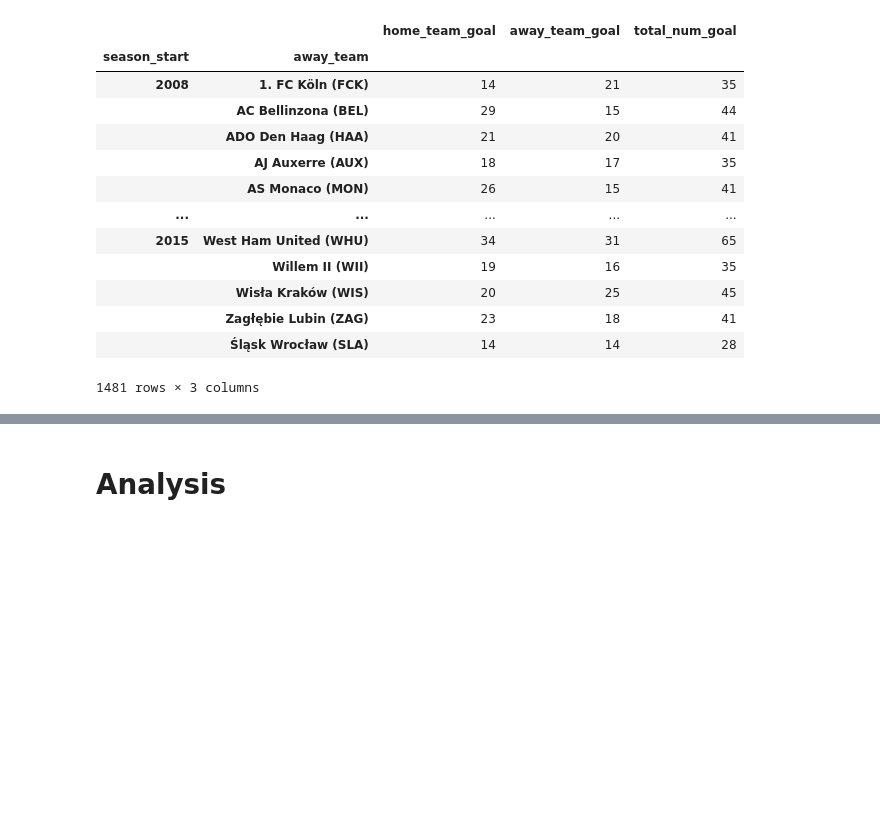
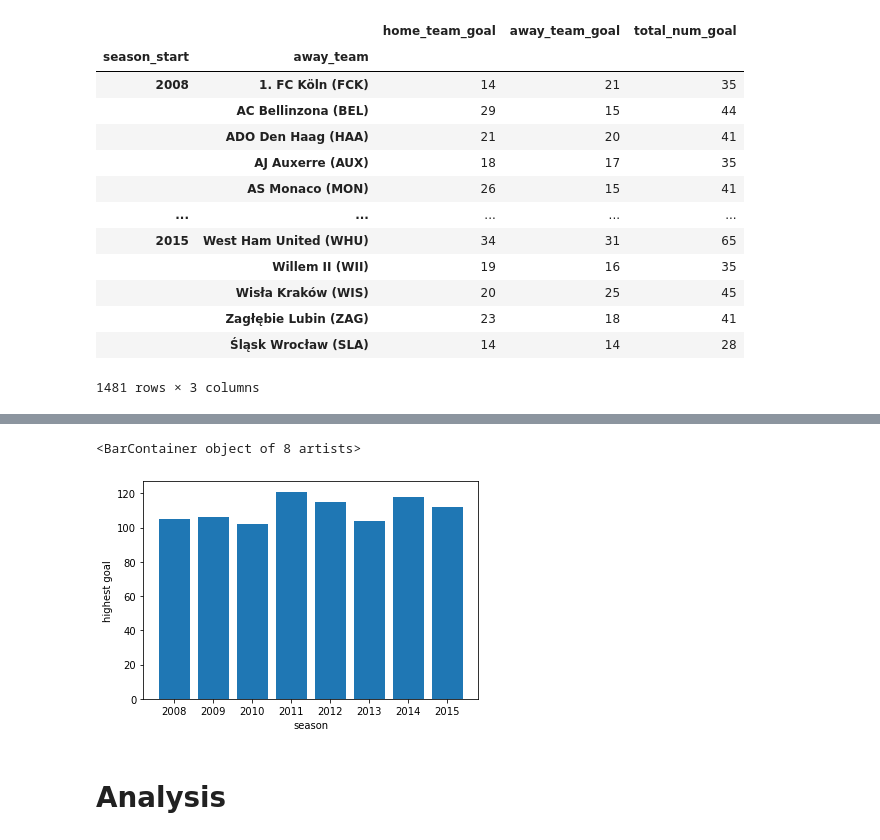
Before and after one commit to Hyej-Kim/cmsc320Final, a Jupyter notebook: cmsc320Final.ipynb, the cells around one changed output, grey strips where cells are left out. Cells and saved outputs as stored; diff of their text form; code cells hidden in the pictures; blank space fills up the shorter version.

```diff
--- a/cmsc320Final.ipynb
+++ b/cmsc320Final.ipynb
@@ -474,0 +457,7 @@ num_goal_highest
+# %%
+num_goal_highest = num_goal.loc[num_goal.groupby("season_start")["total_num_goal"].idxmax()]
+# %%
+num_goal_highest.reset_index(inplace=True)
+num_goal_highest = num_goal_highest.rename(columns={"away_team": "team_name"})
+num_goal_highest.drop(columns = ['home_team_goal', 'away_team_goal'], axis = 1, inplace = True)
+num_goal_highest
@@ -475,3 +489,12 @@ num_goal_highest
+# %%
+%matplotlib inline
+import matplotlib.pyplot as plt
+plt.xlabel("season")
+plt.ylabel("highest goal")
+plt.bar(num_goal_highest.season_start, num_goal_highest.total_num_goal, label = num_goal_highest.team_name)
+# %% [output]
+<BarContainer object of 8 artists>
+[figure, added]
 # %% [markdown]
 # Analysis
 # %% [markdown]
```
Also changed, not shown: parts of 4 cells of this notebook.
